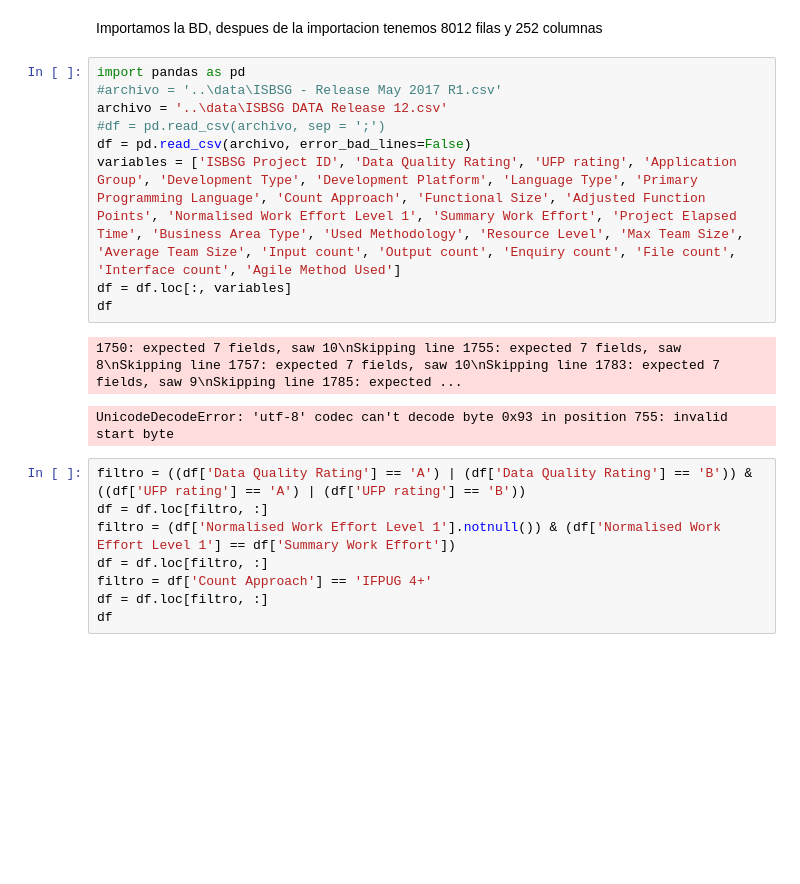
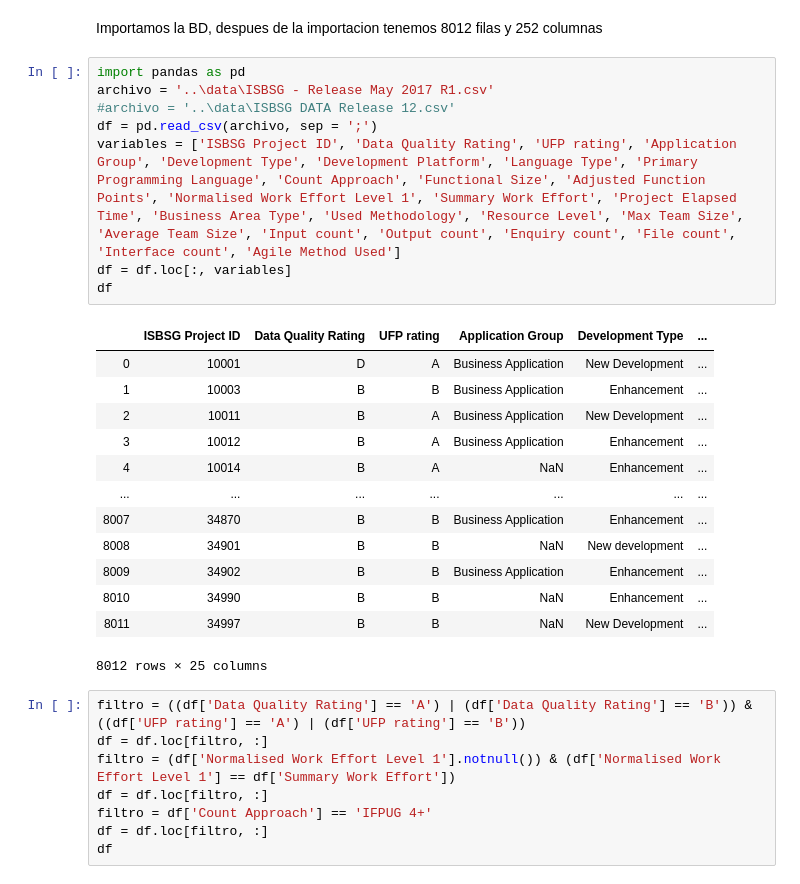
Before and after one commit to ivanajenjo/TFG, a Jupyter notebook: src/import.ipynb, the cells around one changed output. Saved outputs shown, nothing was run; the diff lists cells and outputs as text; blank space fills up the shorter version.

```diff
--- a/src/import.ipynb
+++ b/src/import.ipynb
@@ -2,16 +2,26 @@
 Importamos la BD, despues de la importacion tenemos 8012 filas y 252 columnas
 # %%
 import pandas as pd
-#archivo = '..\data\ISBSG - Release May 2017 R1.csv'
-archivo = '..\data\ISBSG DATA Release 12.csv'
-#df = pd.read_csv(archivo, sep = ';')
-df = pd.read_csv(archivo, error_bad_lines=False)
+archivo = '..\data\ISBSG - Release May 2017 R1.csv'
+#archivo = '..\data\ISBSG DATA Release 12.csv'
+df = pd.read_csv(archivo, sep = ';')
 variables = ['ISBSG Project ID', 'Data Quality Rating', 'UFP rating', 'Application Group', 'Development Type', 'Development Platform', 'Language Type', 'Primary Programming Language', 'Count Approach', 'Functional Size', 'Adjusted Function Points', 'Normalised Work Effort Level 1', 'Summary Work Effort', 'Project Elapsed Time', 'Business Area Type', 'Used Methodology', 'Resource Level', 'Max Team Size', 'Average Team Size', 'Input count', 'Output count', 'Enquiry count', 'File count', 'Interface count', 'Agile Method Used']
 df = df.loc[:, variables]
 df
 # %% [output]
+|  | ISBSG Project ID | Data Quality Rating | UFP rating | Application Group | Development Type | ... |
+| 0 | 10001 | D | A | Business Application | New Development | ... |
+| 1 | 10003 | B | B | Business Application | Enhancement | ... |
+| 2 | 10011 | B | A | Business Application | New Development | ... |
+| 3 | 10012 | B | A | Business Application | Enhancement | ... |
+| 4 | 10014 | B | A | NaN | Enhancement | ... |
+| ... | ... | ... | ... | ... | ... | ... |
+| 8007 | 34870 | B | B | Business Application | Enhancement | ... |
+| 8008 | 34901 | B | B | NaN | New development | ... |
+| 8009 | 34902 | B | B | Business Application | Enhancement | ... |
+| 8010 | 34990 | B | B | NaN | Enhancement | ... |
+| 8011 | 34997 | B | B | NaN | New Development | ... |
-1750: expected 7 fields, saw 10\nSkipping line 1755: expected 7 fields, saw 8\nSkipping line 1757: expected 7 fields, saw 10\nSkipping line 1783: expected 7 fields, saw 9\nSkipping line 1785: expected ...
+8012 rows × 25 columns
-UnicodeDecodeError: 'utf-8' codec can't decode byte 0x93 in position 755: invalid start byte
 # %%
 filtro = ((df['Data Quality Rating'] == 'A') | (df['Data Quality Rating'] == 'B')) & ((df['UFP rating'] == 'A') | (df['UFP rating'] == 'B'))
 df = df.loc[filtro, :]
```
